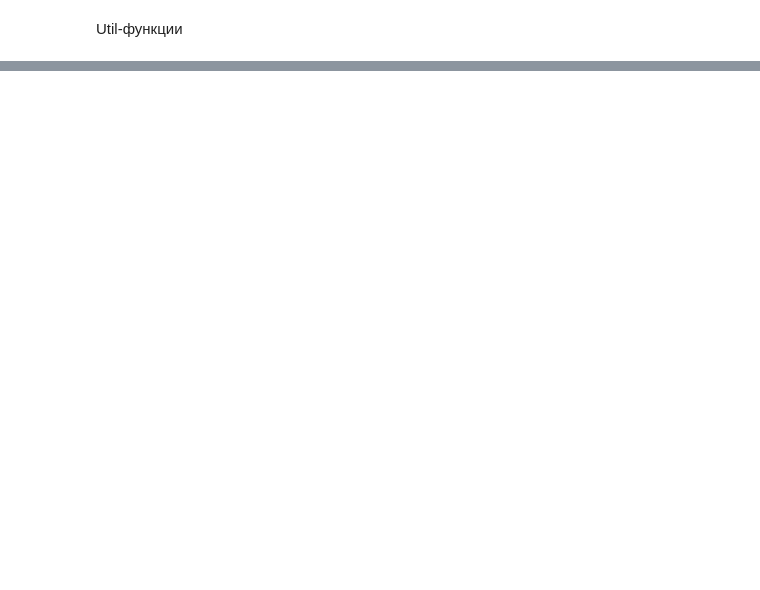
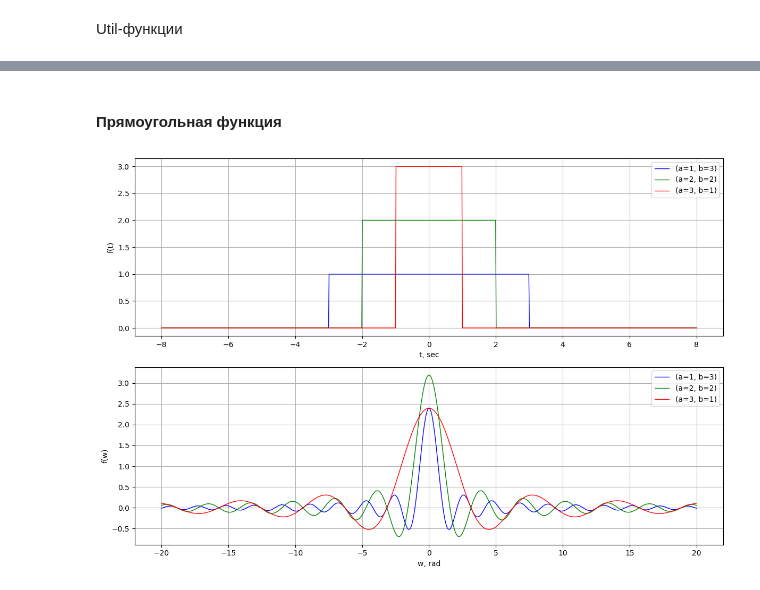
Before and after one commit to n-sukhov/ITMO-courses, a Jupyter notebook: Fourier_Methods/Lab2/Lab2.ipynb, the cells around one changed output, grey strips where cells are left out. Saved outputs shown, nothing was run; the diff lists cells and outputs as text; code cells hidden in the pictures; blank space fills up the shorter version.

Commit message:
FM: lab2 plots

```diff
--- a/Fourier_Methods/Lab2/Lab2.ipynb
+++ b/Fourier_Methods/Lab2/Lab2.ipynb
@@ -79,0 +68,2 @@ def draw_subplots(axes_list, nrows=1, ncols=None, height=4, width=7):
+# %%
+ab = ((1, 3), (2, 2), (3, 1))
@@ -157,0 +119,45 @@ plt.show()
+# %%
+function_names = [
+    "Rectangular function",
+    "Triangle function",
+    "Cardinal sine",
+    "Gaussian",
+    "Two-way exponential"
+]
+
+colors = ['blue', 'green', 'red']
+linestyles = ['-', '-', '-']
+labels = [f"(a={a}, b={b})" for (a, b) in ab]
+
+subplot_data = []
+
+for i in range(5):
+    time_plot = (
+        [t_spaces[i]] * len(ab),
+        ft[i],
+        labels,
+        "t, sec", "f(t)",
+        colors, linestyles,
+        [1]*len(ab),
+        [None]*len(ab),
+        [None]*len(ab)
+    )
+
+    freq_plot = (
+        [w_spaces[i]] * len(ab),
+        fw[i],
+        labels,
+        "w, rad", "f(w)",
+        colors, linestyles,
+        [1]*len(ab),
+        [None]*len(ab),
+        [None]*len(ab)
+    )
+
+    subplot_data.append([time_plot, freq_plot])
+# %% [markdown]
+#### Прямоугольная функция
+# %%
+draw_plots(rows=2, cols=1, width=12, height=8, subplot_data=[[plot] for plot in subplot_data[0]])
+# %% [output]
+[figure, added]
```
Also changed, not shown: parts of 17 cells of this notebook, 2 other files.
